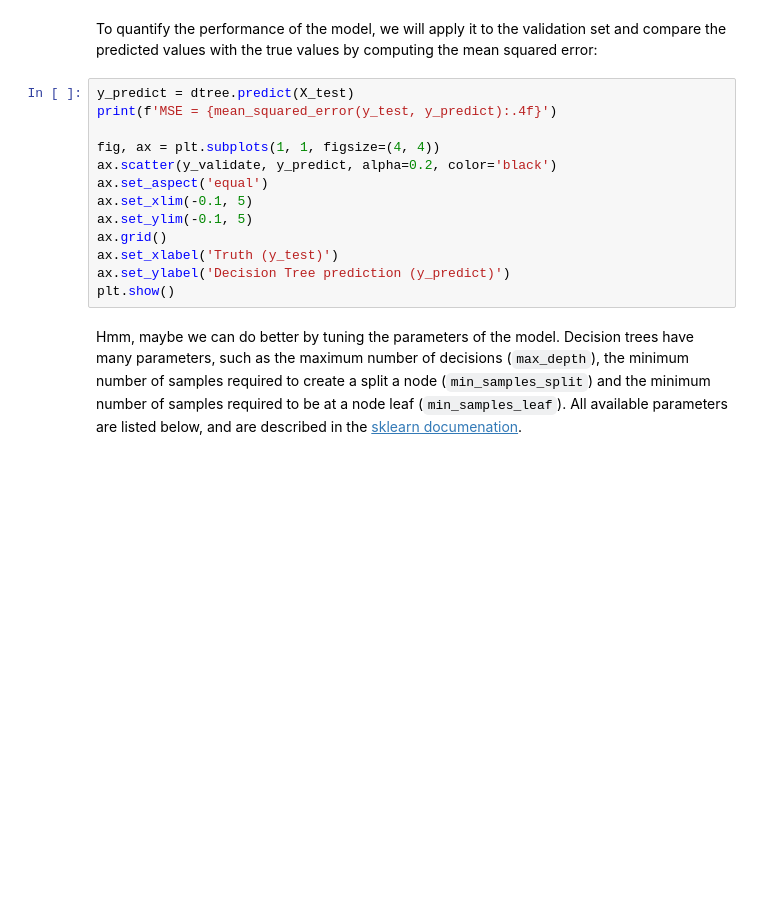
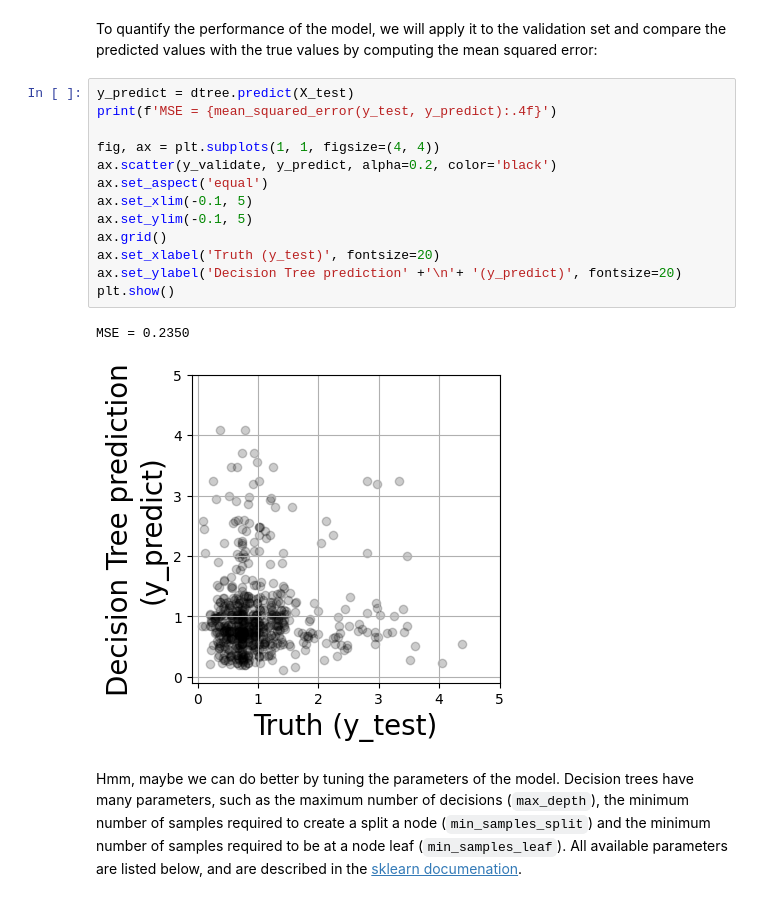
Before and after one commit to spacetelescope/hellouniverse, a Jupyter notebook: notebooks/hello-universe/Regressing_3D-HST_galaxy_redshift_with_decision_trees/Regressing_3D-HST_galaxy_redshift_with_decision_trees.ipynb, the cells around one changed output. Saved outputs shown, nothing was run; the diff lists cells and outputs as text; blank space fills up the shorter version.

```diff
--- a/notebooks/hello-universe/Regressing_3D-HST_galaxy_redshift_with_decision_trees/Regressing_3D-HST_galaxy_redshift_with_decision_trees.ipynb
+++ b/notebooks/hello-universe/Regressing_3D-HST_galaxy_redshift_with_decision_trees/Regressing_3D-HST_galaxy_redshift_with_decision_trees.ipynb
@@ -185,16 +218,19 @@ To quantify the performance of the model, we will apply it to the validation set
 # %%
 y_predict = dtree.predict(X_test)
 print(f'MSE = {mean_squared_error(y_test, y_predict):.4f}')
 
 fig, ax = plt.subplots(1, 1, figsize=(4, 4))
 ax.scatter(y_validate, y_predict, alpha=0.2, color='black')
 ax.set_aspect('equal')
 ax.set_xlim(-0.1, 5)
 ax.set_ylim(-0.1, 5)
 ax.grid()
-ax.set_xlabel('Truth (y_test)')
-ax.set_ylabel('Decision Tree prediction (y_predict)')
+ax.set_xlabel('Truth (y_test)', fontsize=20)
+ax.set_ylabel('Decision Tree prediction' +'\n'+ '(y_predict)', fontsize=20)
 plt.show()
+# %% [output]
+MSE = 0.2350
+[figure, added]
 # %% [markdown]
 Hmm, maybe we can do better by tuning the parameters of the model. Decision trees have many parameters, such as the maximum number of decisions (`max_depth`), the minimum number of samples required to create a split a node (`min_samples_split`) and the minimum number of samples required to be at a node leaf (`min_samples_leaf`). All available parameters are listed below, and are described in the [sklearn documenation](https://scikit-learn.org/stable/modules/generated/sklearn.tree.DecisionTreeRegressor.html).
 # %%
```
Also changed, not shown: parts of 16 cells of this notebook.
